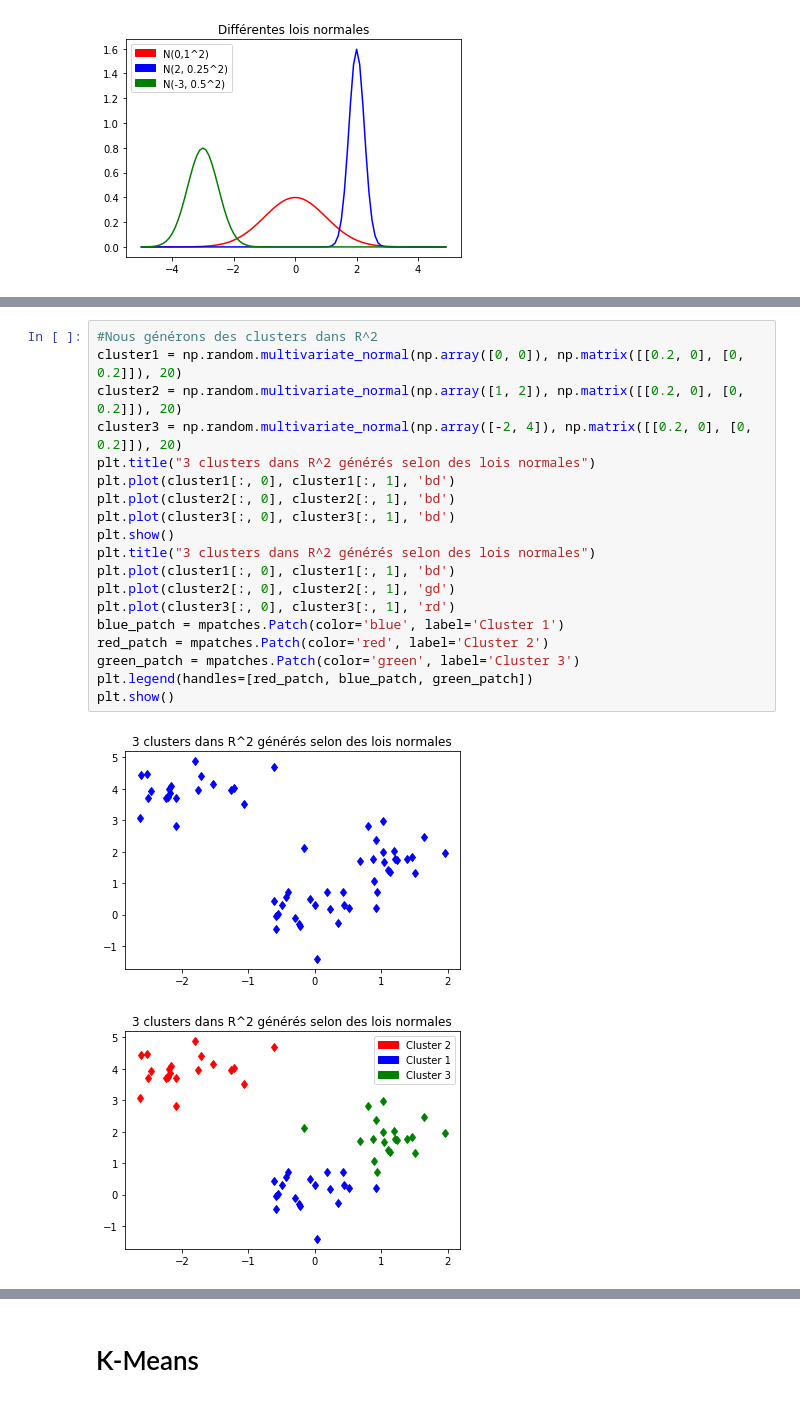
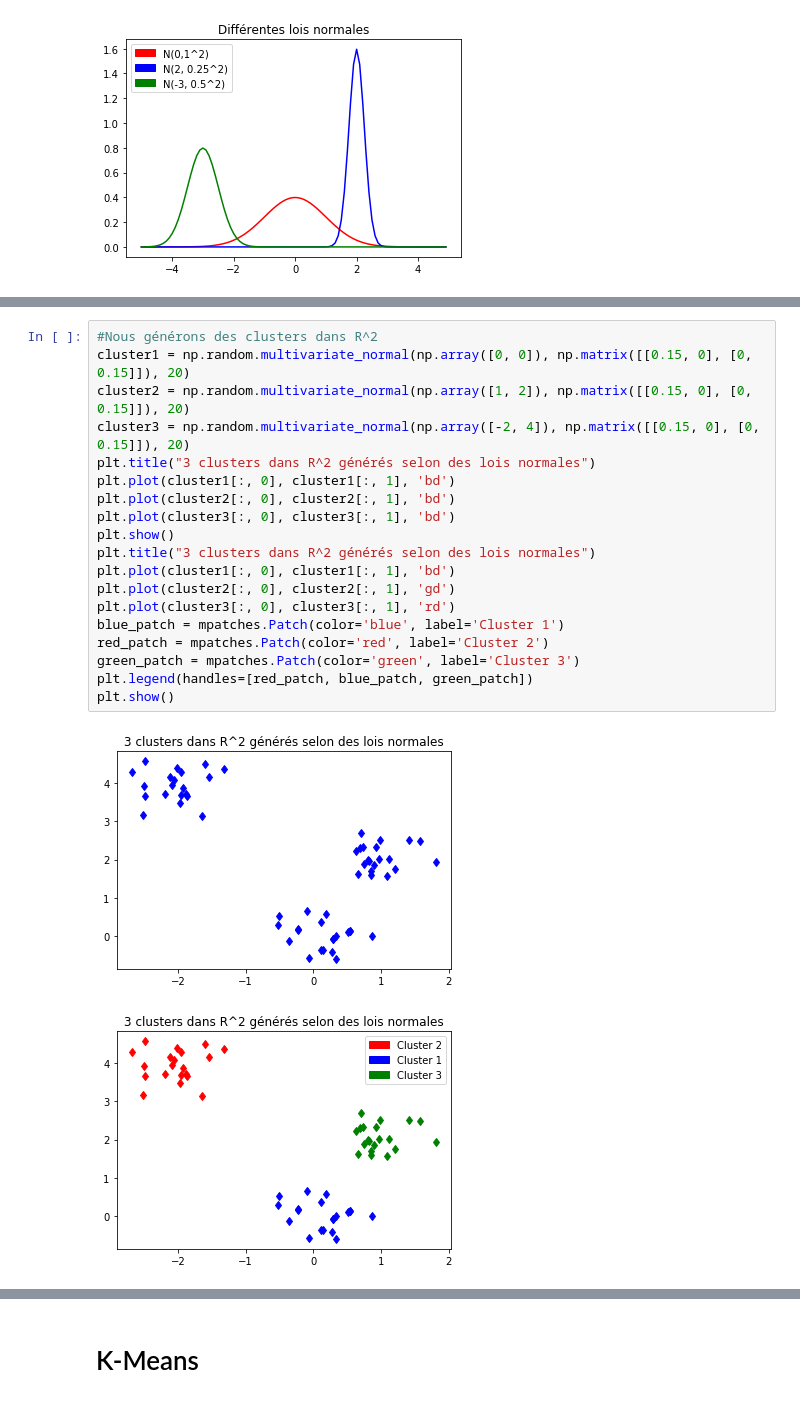
Before and after one commit to ClementLalanne/IPT-K-Means, a Jupyter notebook: exemples.ipynb, the cells around one changed output, grey strips where cells are left out. Cells and saved outputs as stored; diff of their text form.

```diff
--- a/exemples.ipynb
+++ b/exemples.ipynb
@@ -245,25 +245,25 @@ plt.show()
 # %%
 #Nous générons des clusters dans R^2
-cluster1 = np.random.multivariate_normal(np.array([0, 0]), np.matrix([[0.2, 0], [0, 0.2]]), 20)
-cluster2 = np.random.multivariate_normal(np.array([1, 2]), np.matrix([[0.2, 0], [0, 0.2]]), 20)
-cluster3 = np.random.multivariate_normal(np.array([-2, 4]), np.matrix([[0.2, 0], [0, 0.2]]), 20)
+cluster1 = np.random.multivariate_normal(np.array([0, 0]), np.matrix([[0.15, 0], [0, 0.15]]), 20)
+cluster2 = np.random.multivariate_normal(np.array([1, 2]), np.matrix([[0.15, 0], [0, 0.15]]), 20)
+cluster3 = np.random.multivariate_normal(np.array([-2, 4]), np.matrix([[0.15, 0], [0, 0.15]]), 20)
 plt.title("3 clusters dans R^2 générés selon des lois normales")
 plt.plot(cluster1[:, 0], cluster1[:, 1], 'bd')
 plt.plot(cluster2[:, 0], cluster2[:, 1], 'bd')
 plt.plot(cluster3[:, 0], cluster3[:, 1], 'bd')
 plt.show()
 plt.title("3 clusters dans R^2 générés selon des lois normales")
 plt.plot(cluster1[:, 0], cluster1[:, 1], 'bd')
 plt.plot(cluster2[:, 0], cluster2[:, 1], 'gd')
 plt.plot(cluster3[:, 0], cluster3[:, 1], 'rd')
 blue_patch = mpatches.Patch(color='blue', label='Cluster 1')
 red_patch = mpatches.Patch(color='red', label='Cluster 2')
 green_patch = mpatches.Patch(color='green', label='Cluster 3')
 plt.legend(handles=[red_patch, blue_patch, green_patch])
 plt.show()
 # %% [output]
-[figure, old version]
+[figure, new version]
-[figure, old version]
+[figure, new version]
 # %%
 #Nous générons des clusters avec recouvrement dans R^2
 cluster1 = np.random.multivariate_normal(np.array([0, 0]), np.matrix([[2, 0], [0, 2]]), 20)
```
Also changed, not shown: parts of 22 cells of this notebook, 1 other file.
